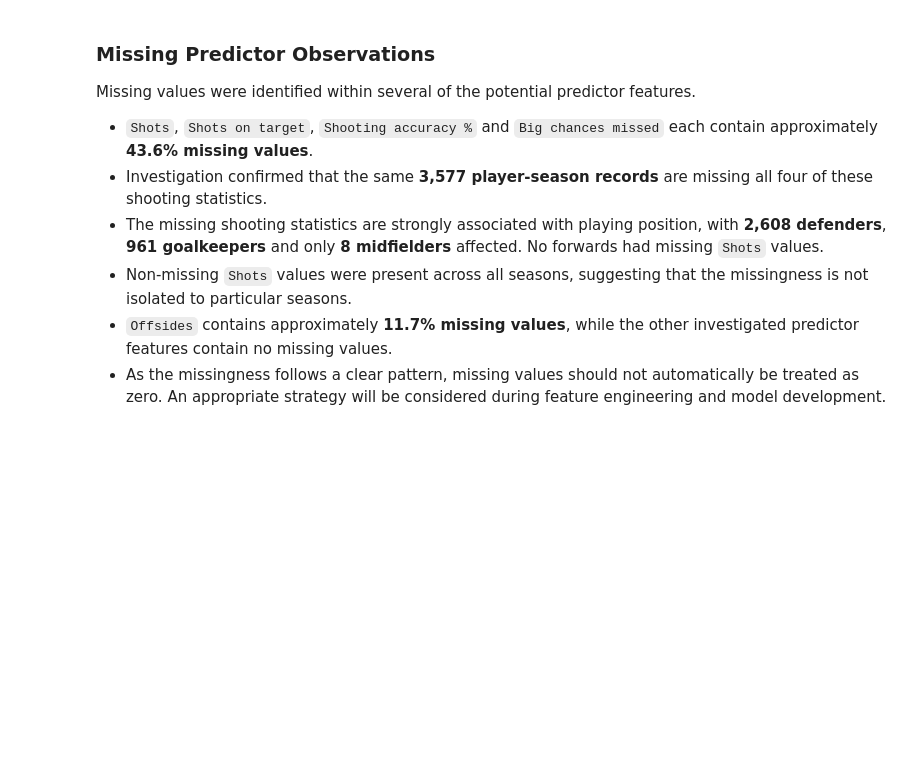
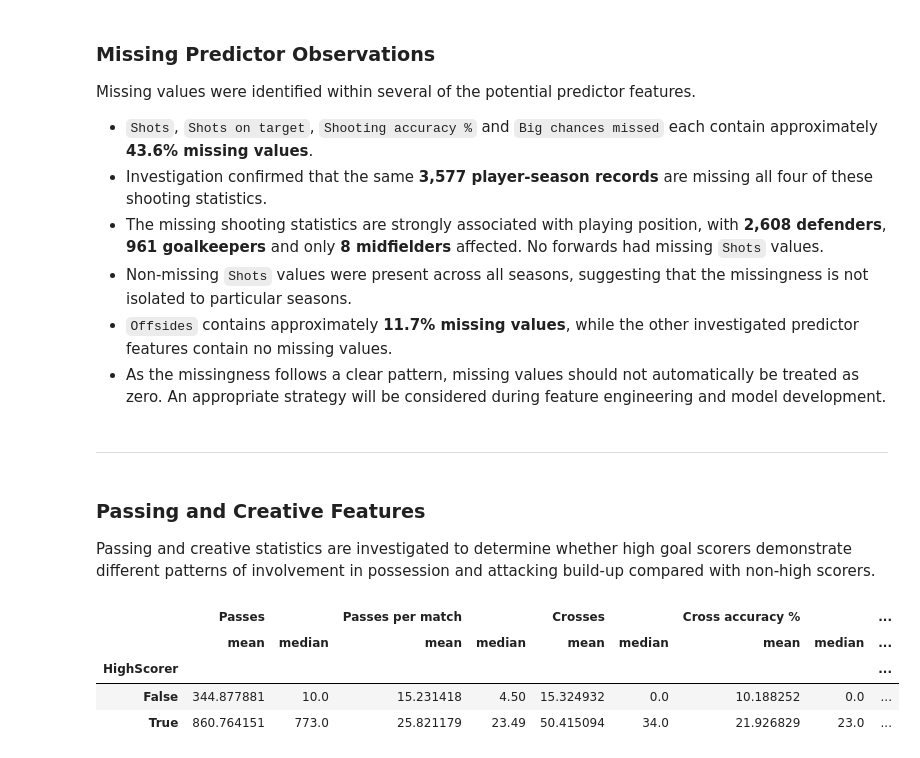
Before and after one commit to garethrogers28/premier-league-predictor, a Jupyter notebook: jupyter_notebooks/03_Exploratory_Data_Analysis.ipynb, the cells around one changed output. Drawn from its saved outputs; the diff is of its cells as text; code cells hidden in the pictures; blank space fills up the shorter version.

```diff
--- a/jupyter_notebooks/03_Exploratory_Data_Analysis.ipynb
+++ b/jupyter_notebooks/03_Exploratory_Data_Analysis.ipynb
@@ -672,3 +672,25 @@ Missing values were identified within several of the potential predictor feature
 - Non-missing `Shots` values were present across all seasons, suggesting that the missingness is not isolated to particular seasons.
 - `Offsides` contains approximately **11.7% missing values**, while the other investigated predictor features contain no missing values.
 - As the missingness follows a clear pattern, missing values should not automatically be treated as zero. An appropriate strategy will be considered during feature engineering and model development.
+# %% [markdown]
+***
+# %% [markdown]
+### Passing and Creative Features
+
+Passing and creative statistics are investigated to determine whether high goal scorers demonstrate different patterns of involvement in possession and attacking build-up compared with non-high scorers.
+# %%
+passing_columns = [
+    "Passes",
+    "Passes per match",
+    "Crosses",
+    "Cross accuracy %",
+    "Through balls"
+]
+# %%
+df.groupby("HighScorer")[passing_columns].agg(["mean", "median"])
+# %% [output]
+|  | Passes |  | Passes per match |  | Crosses |  | Cross accuracy % |  | ... |
+|  | mean | median | mean | median | mean | median | mean | median | ... |
+| HighScorer |  |  |  |  |  |  |  |  | ... |
+| False | 344.877881 | 10.0 | 15.231418 | 4.50 | 15.324932 | 0.0 | 10.188252 | 0.0 | ... |
+| True | 860.764151 | 773.0 | 25.821179 | 23.49 | 50.415094 | 34.0 | 21.926829 | 23.0 | ... |
```
Also changed, not shown: parts of 4 cells of this notebook.
